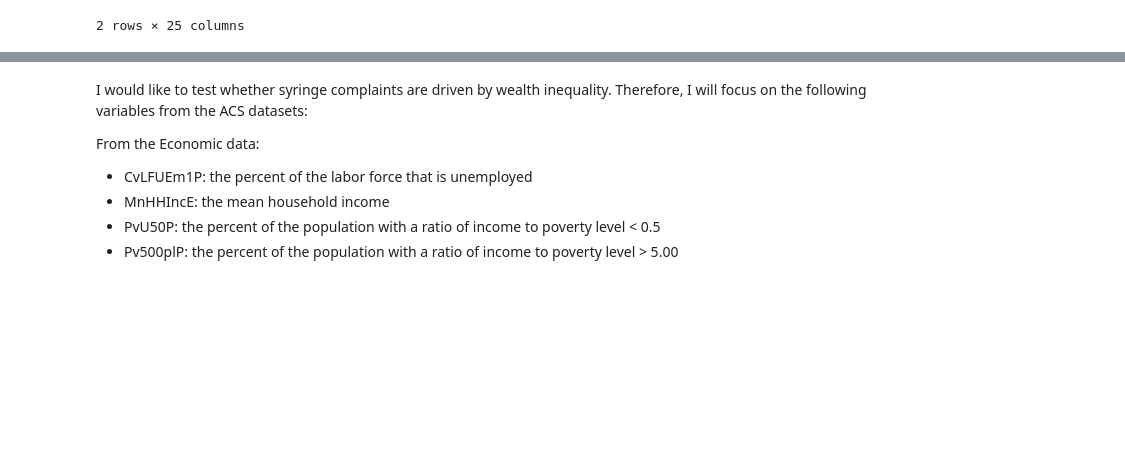
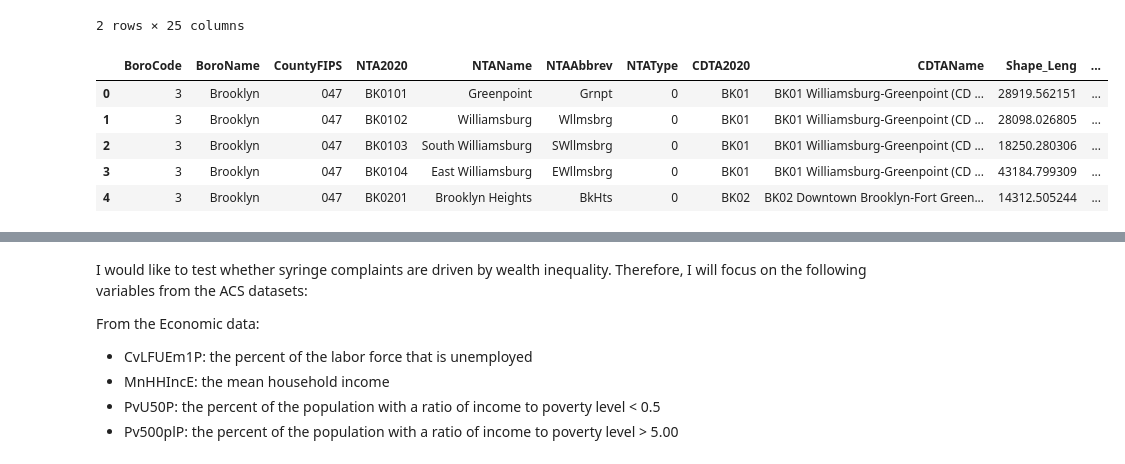
Before and after one commit to abretti/em212-applied-data-science, a Jupyter notebook: Machine_Learning_Model.ipynb, the cells around one changed output, grey strips where cells are left out. Saved outputs shown, nothing was run; the diff lists cells and outputs as text; code cells hidden in the pictures; blank space fills up the shorter version.

```diff
--- a/Machine_Learning_Model.ipynb
+++ b/Machine_Learning_Model.ipynb
@@ -173,6 +171,3 @@ dropoff_sites = dropoff_sites.reset_index(drop = True)
 # Turn the dropoff_sites DataFrame into a GeoDataFrame
 dropoff_sites = gpd.GeoDataFrame(dropoff_sites, geometry = gpd.points_from_xy(dropoff_sites.longitude, dropoff_sites.latitude), crs = 'EPSG:4326')
 dropoff_sites = dropoff_sites.to_crs(epsg=2263)
-# %%
-# Find the centroid of each NTA
-nta['centroid'] = nta['geometry'].centroid
@@ -181,0 +174,9 @@ nta['nta_dropoff_dist_ft'] = nta['centroid'].apply(lambda x: dropoff_sites.dista
+# %%
+nta.head()
+# %% [output]
+|  | BoroCode | BoroName | CountyFIPS | NTA2020 | NTAName | NTAAbbrev | NTAType | CDTA2020 | CDTAName | Shape_Leng | ... |
+| 0 | 3 | Brooklyn | 047 | BK0101 | Greenpoint | Grnpt | 0 | BK01 | BK01 Williamsburg-Greenpoint (CD ... | 28919.562151 | ... |
+| 1 | 3 | Brooklyn | 047 | BK0102 | Williamsburg | Wllmsbrg | 0 | BK01 | BK01 Williamsburg-Greenpoint (CD ... | 28098.026805 | ... |
+| 2 | 3 | Brooklyn | 047 | BK0103 | South Williamsburg | SWllmsbrg | 0 | BK01 | BK01 Williamsburg-Greenpoint (CD ... | 18250.280306 | ... |
+| 3 | 3 | Brooklyn | 047 | BK0104 | East Williamsburg | EWllmsbrg | 0 | BK01 | BK01 Williamsburg-Greenpoint (CD ... | 43184.799309 | ... |
+| 4 | 3 | Brooklyn | 047 | BK0201 | Brooklyn Heights | BkHts | 0 | BK02 | BK02 Downtown Brooklyn-Fort Green... | 14312.505244 | ... |
```
Also changed, not shown: parts of 28 cells of this notebook.
